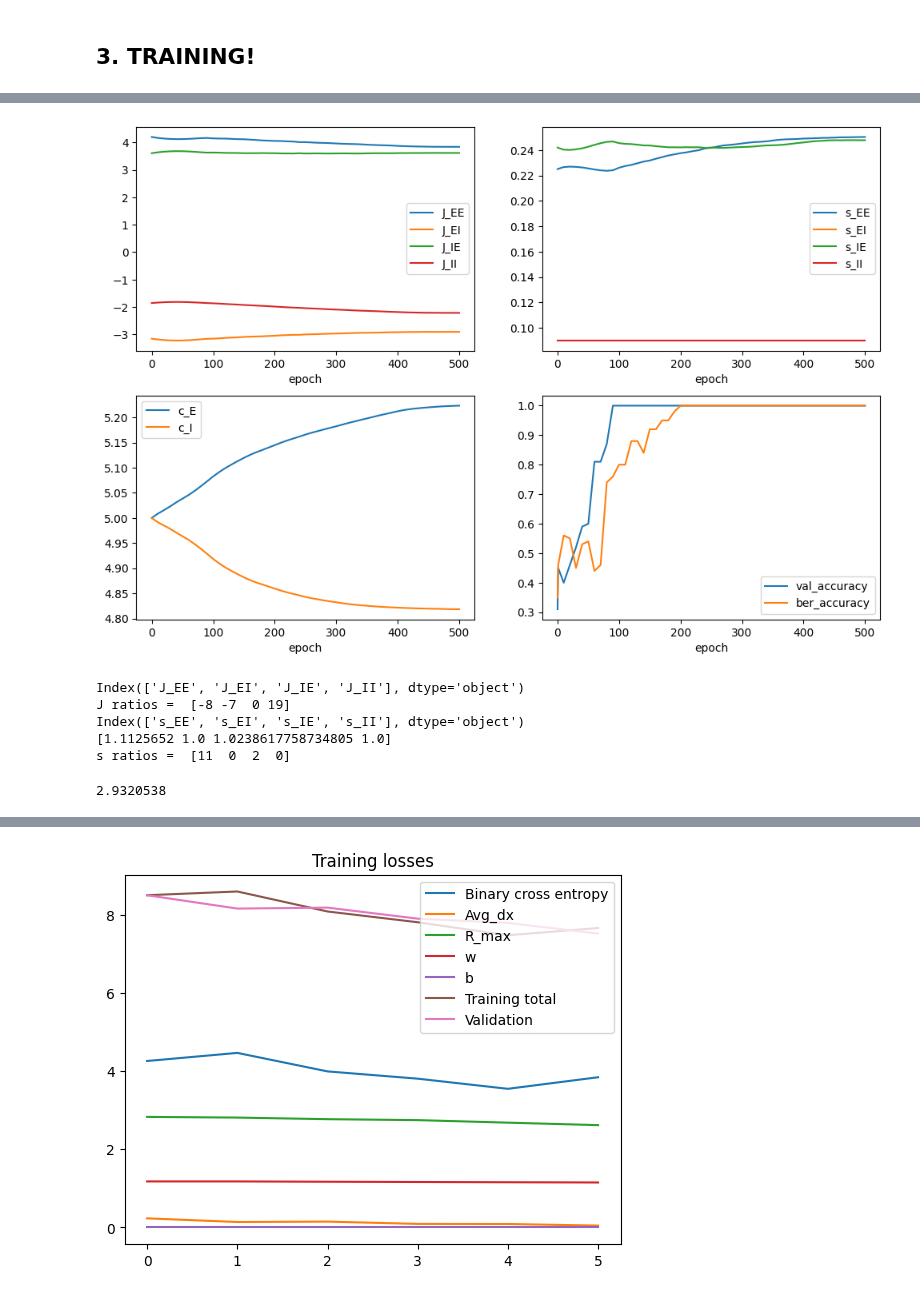
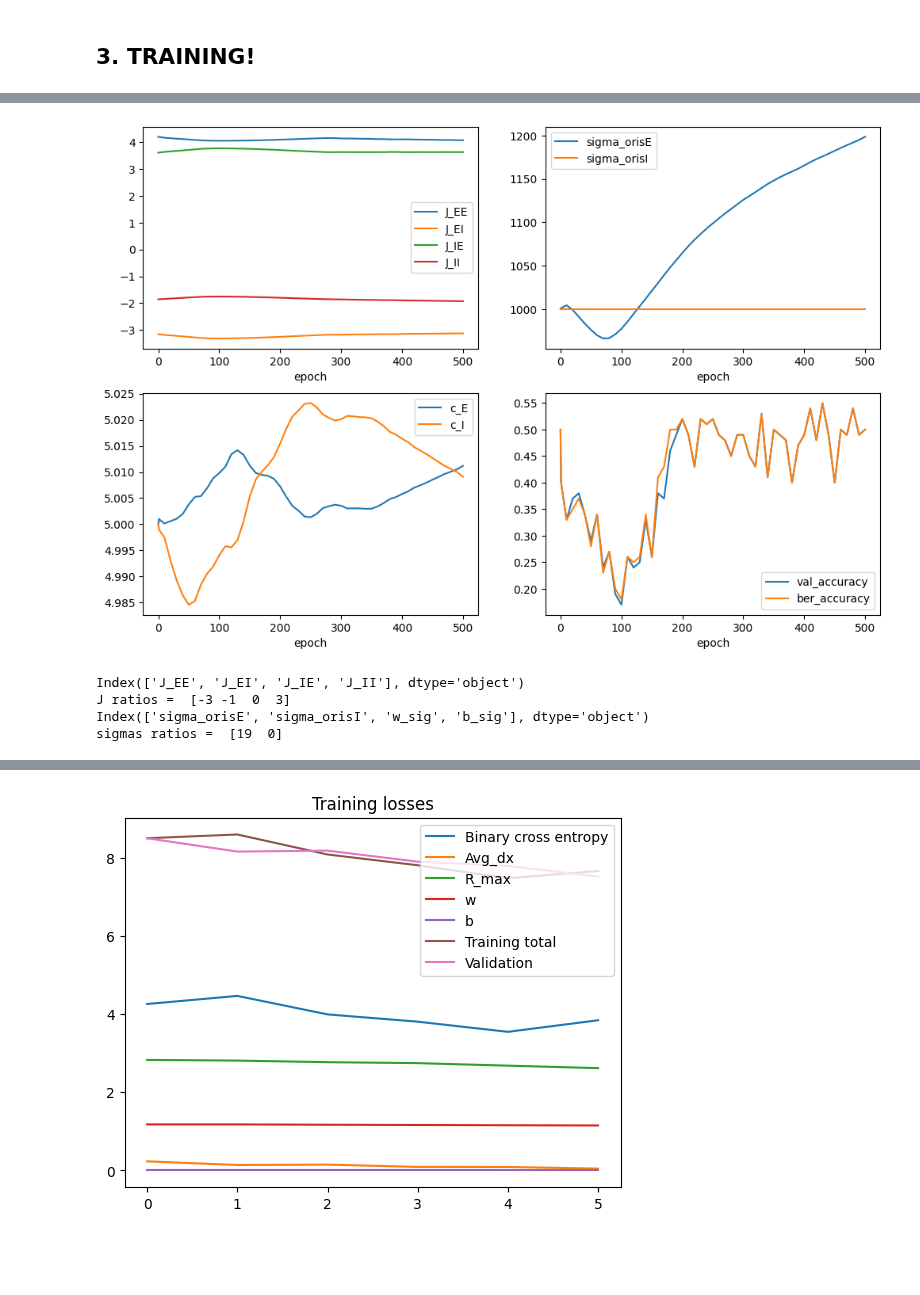
Before and after one commit to clarapecci/SSN_VPL, a Jupyter notebook: training_development.ipynb, the cells around one changed output, grey strips where cells are left out. Cells and saved outputs as stored; diff of their text form; code cells hidden in the pictures; blank space fills up the shorter version.

```diff
--- a/training_development.ipynb
+++ b/training_development.ipynb
@@ -188,2 +183,18 @@ sig_noise = 0
 offset = 4
 batch_size = 50
+# %%
+#Name of results csv
+home_dir = os.getcwd()
+
+#Create directory for results
+results_dir = os.path.join(home_dir, 'results', '01-03')
+if os.path.exists(results_dir) == False:
+        os.makedirs(results_dir)
+
+
+results_name = 'batch100_set_'+str(init_set)+'_model_type_'+str(model_type)+'_sig_noise_'+str(sig_noise)+'.csv' #SPECIFY NAME OF RESULTS FILE
+if results_name == None:
+    results_name = 'results.csv'
+
+results_filename = os.path.join(results_dir, results_name)
+print(results_filename)
@@ -556,12 +729,56 @@ plot_losses(all_losses, val_loss_per_epoch, epochs_to_save)
-# %%
-plot_results(results_filename)
-# %% [output]
-[figure, removed]
+# %%
+def plot_results(results_file, bernoulli=True, save=None):
+    results = pd.read_csv(results_filename, header = 0)
+    params = results.drop(['epoch', 'val_accuracy', 'ber_accuracy', 'w_sig', 'b_sig'], axis=1)
+
+    fig, axes = plt.subplots(nrows=2, ncols=2, figsize=(12,8))
+
+    if 'J_EE' in results.columns:
+        results.plot(x='epoch', y=["J_EE", "J_EI", "J_IE", "J_II"], ax=axes[0,0])
+
+    if 's_EE' in results.columns:
+        results.plot(x='epoch', y=["s_EE", "s_EI", "s_IE", "s_II"], ax=axes[0,1])
+
+    if 'c_E' in results.columns:
+        results.plot(x='epoch', y=["c_E", "c_I"], ax = axes[1,0])
+
+    if 'sigma_orisE' in results.columns:
+        results.plot(x='epoch', y=["sigma_orisE", "sigma_orisI"], ax = axes[0,1])
+
+    if 'sigma_oris' in results.columns:
+        results.plot(x='epoch', y=["sigma_oris"], ax = axes[0,1])
+
+    if bernoulli == True:
+            results.plot(x='epoch', y = ['val_accuracy', 'ber_accuracy'], ax = axes[1,1])
+    else:
+            results.plot(x='epoch', y = ['val_accuracy'], ax = axes[1,1])
+    if save:
+            fig.savefig(save+'.png')
+    fig.show()
+
+
+
+results_plot_dir = os.path.join(results_dir, 'results_set_'+str(init_set)+'_model_type_'+str(model_type) )
+plot_results(results_filename, save=results_plot_dir)
+# %% [output]
+[figure, added]
 # %%
+def param_ratios(results_file):
+    results = pd.read_csv(results_file, header = 0)
+    res = results.to_numpy()
+    Js=res[:,3:7]
+    ss = res[:,7:11]
+    sigmas=res[:,7:9]
+    #print(Js.type())
+    print(results.columns[3:7])
+    print("J ratios = ", np.array((Js[-1,:]/Js[0,:] -1)*100, dtype=int))
+    print(results.columns[7:11])
+    #print(ss[-1,:]/ss[0,:])
+    #print("s ratios = ", np.array((ss[-1,:]/ss[0,:] -1)*100, dtype=int))
+    print("sigmas ratios = ", np.array((sigmas[-1,:]/sigmas[0,:] -1)*100, dtype=int))
 param_ratios(results_filename)
 # %% [output]
 Index(['J_EE', 'J_EI', 'J_IE', 'J_II'], dtype='object')
-J ratios =  [-8 -7  0 19]
-Index(['s_EE', 's_EI', 's_IE', 's_II'], dtype='object')
-[1.1125652 1.0 1.0238617758734805 1.0]
-s ratios =  [11  0  2  0]
+J ratios =  [-3 -1  0  3]
+Index(['sigma_orisE', 'sigma_orisI', 'w_sig', 'b_sig'], dtype='object')
+sigmas ratios =  [19  0]
@@ -608,4 +784,0 @@ r_max = np.maximum(0, (our_max(fp[:ssn.Ne])/Rmax_E - 1)) + np.maximum(0, (our_ma
-# %%
-x_ref, _, _ = obtain_fixed_point(ssn, SSN_input_ref, conv_pars, inhibition = True)
-# %% [output]
-2.9320538
```
Also changed, not shown: parts of 29 cells of this notebook.
